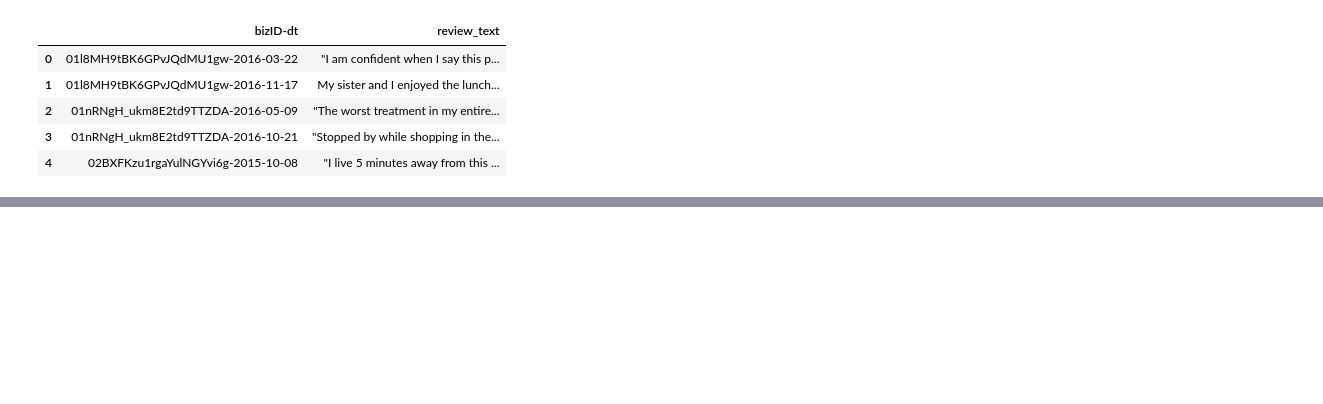
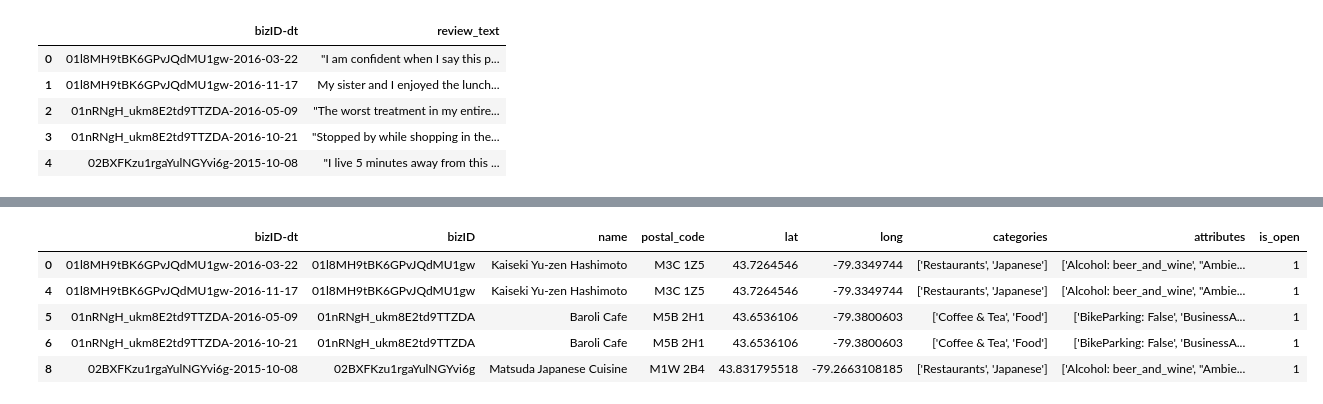
Before and after one commit to ms682/DataScience, a Jupyter notebook: yelp-toronto-dataset.ipynb, the cells around one changed output, grey strips where cells are left out. Saved outputs shown, nothing was run; the diff lists cells and outputs as text; code cells hidden in the pictures; blank space fills up the shorter version.

```diff
--- a/yelp-toronto-dataset.ipynb
+++ b/yelp-toronto-dataset.ipynb
@@ -137,0 +153,11 @@ df1 = pd.merge(df,in_scope_reviews,on='bizID-dt', how='left')
+# %%
+sub = obs[['bizID-dt','bizID','name','postal_code','lat','long','categories','attributes','is_open']]
+sub = sub.drop_duplicates()
+sub.head()
+# %% [output]
+|  | bizID-dt | bizID | name | postal_code | lat | long | categories | attributes | is_open |
+| 0 | 01l8MH9tBK6GPvJQdMU1gw-2016-03-22 | 01l8MH9tBK6GPvJQdMU1gw | Kaiseki Yu-zen Hashimoto | M3C 1Z5 | 43.7264546 | -79.3349744 | ['Restaurants', 'Japanese'] | ['Alcohol: beer_and_wine', "Ambie... | 1 |
+| 4 | 01l8MH9tBK6GPvJQdMU1gw-2016-11-17 | 01l8MH9tBK6GPvJQdMU1gw | Kaiseki Yu-zen Hashimoto | M3C 1Z5 | 43.7264546 | -79.3349744 | ['Restaurants', 'Japanese'] | ['Alcohol: beer_and_wine', "Ambie... | 1 |
+| 5 | 01nRNgH_ukm8E2td9TTZDA-2016-05-09 | 01nRNgH_ukm8E2td9TTZDA | Baroli Cafe | M5B 2H1 | 43.6536106 | -79.3800603 | ['Coffee & Tea', 'Food'] | ['BikeParking: False', 'BusinessA... | 1 |
+| 6 | 01nRNgH_ukm8E2td9TTZDA-2016-10-21 | 01nRNgH_ukm8E2td9TTZDA | Baroli Cafe | M5B 2H1 | 43.6536106 | -79.3800603 | ['Coffee & Tea', 'Food'] | ['BikeParking: False', 'BusinessA... | 1 |
+| 8 | 02BXFKzu1rgaYulNGYvi6g-2015-10-08 | 02BXFKzu1rgaYulNGYvi6g | Matsuda Japanese Cuisine | M1W 2B4 | 43.831795518 | -79.2663108185 | ['Restaurants', 'Japanese'] | ['Alcohol: beer_and_wine', "Ambie... | 1 |
```
Also changed, not shown: parts of 8 cells of this notebook.
